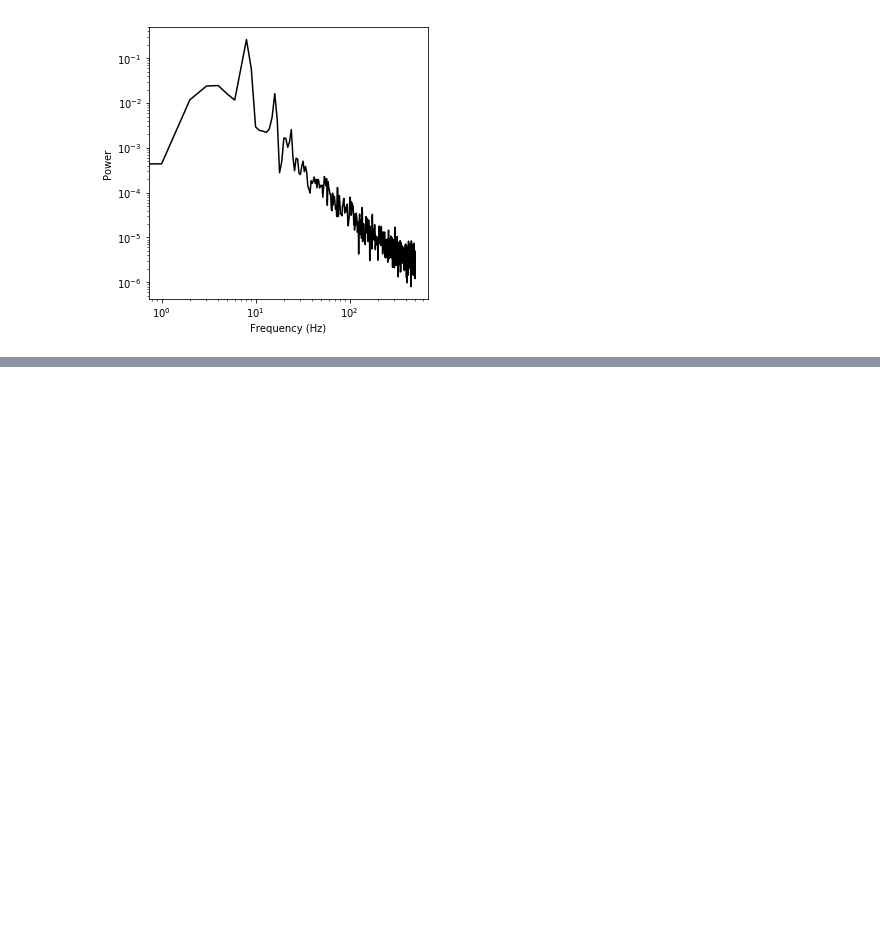
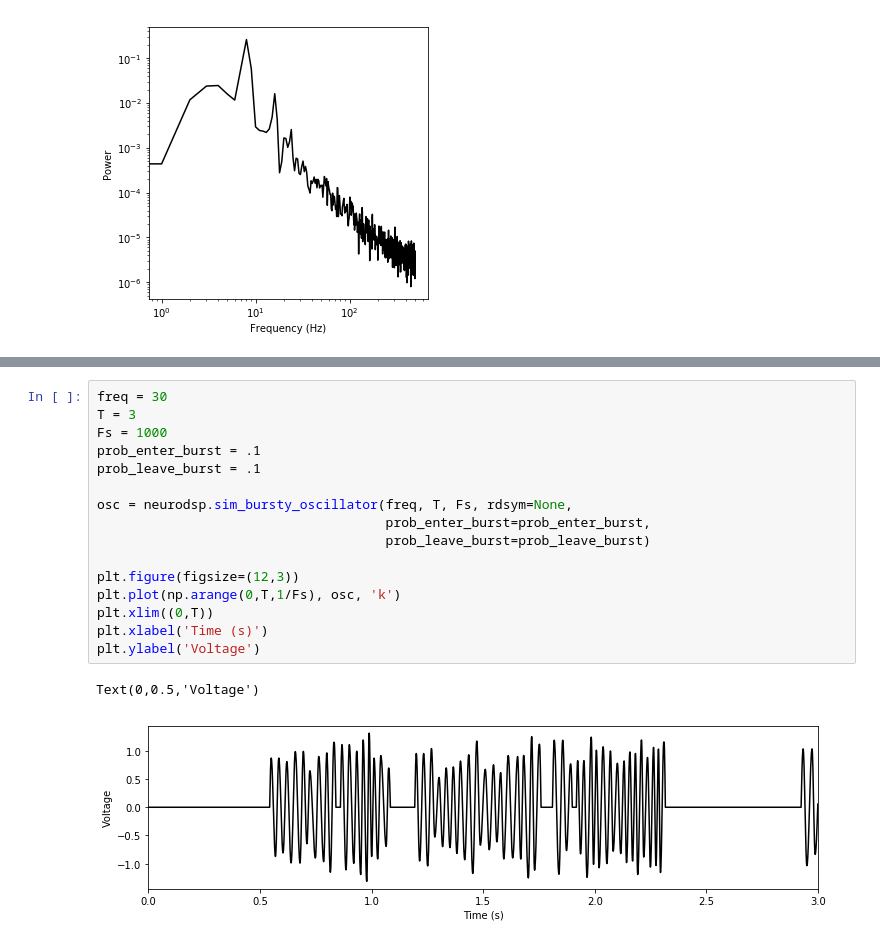
Before and after one commit to neurodsp-tools/neurodsp, a Jupyter notebook: tutorials/Simulating oscillators and noise.ipynb, the cells around one changed output, grey strips where cells are left out. Cells and saved outputs as stored; diff of their text form; blank space fills up the shorter version.

Commit message:
add bursting to simulation tutorial

```diff
--- a/tutorials/Simulating oscillators and noise.ipynb
+++ b/tutorials/Simulating oscillators and noise.ipynb
@@ -128,0 +132,19 @@ Text(0,0.5,'Power')
+# %%
+freq = 30
+T = 3
+Fs = 1000
+prob_enter_burst = .1
+prob_leave_burst = .1
+
+osc = neurodsp.sim_bursty_oscillator(freq, T, Fs, rdsym=None,
+                                     prob_enter_burst=prob_enter_burst,
+                                     prob_leave_burst=prob_leave_burst)
+
+plt.figure(figsize=(12,3))
+plt.plot(np.arange(0,T,1/Fs), osc, 'k')
+plt.xlim((0,T))
+plt.xlabel('Time (s)')
+plt.ylabel('Voltage')
+# %% [output]
+Text(0,0.5,'Voltage')
+[figure, added]
```
Also changed, not shown: parts of 9 cells of this notebook.
